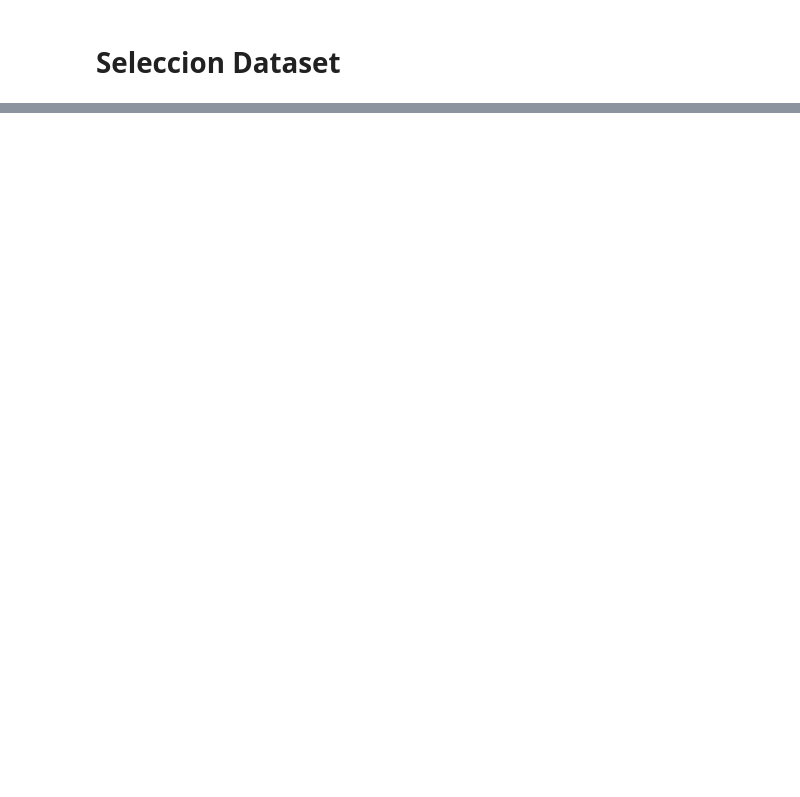
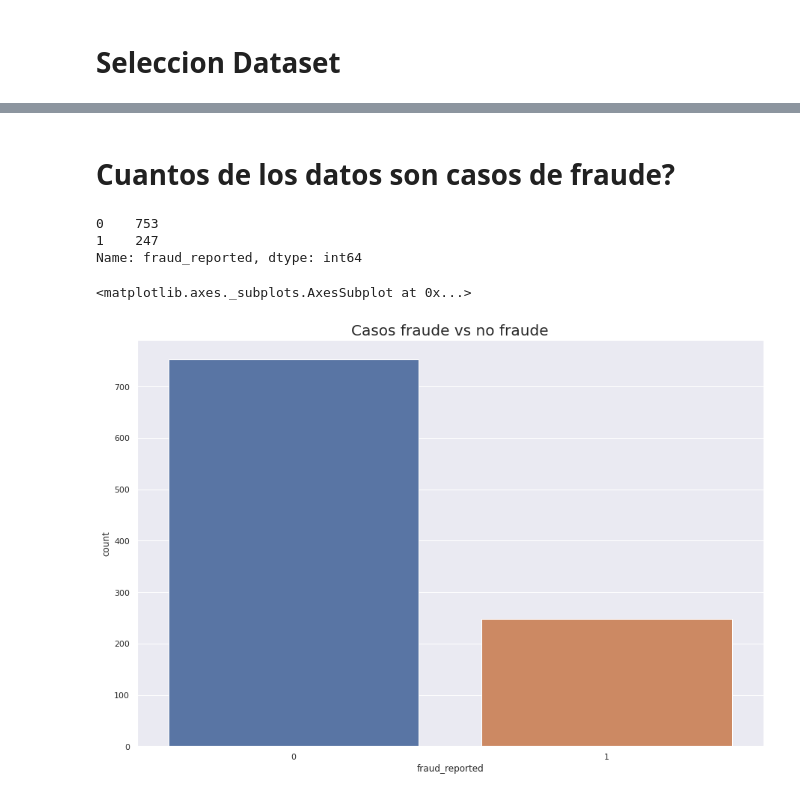
Before and after one commit to edx04/data-science, a Jupyter notebook: Entrega1Arellano.ipynb, the cells around one changed output, grey strips where cells are left out. Cells and saved outputs as stored; diff of their text form; code cells hidden in the pictures; blank space fills up the shorter version.

```diff
--- a/Entrega1Arellano.ipynb
+++ b/Entrega1Arellano.ipynb
@@ -39,0 +46,8 @@ El dataset que se va usar es
+# %%
+import pandas as pd
+import numpy as np
+import seaborn as sns
+from matplotlib import pyplot as plt
+sn.set_theme(style="darkgrid")
+# %%
+df = pd.read_csv("https://raw.githubusercontent.com/edx04/data-science/main/data/insurance_claims.csv")
@@ -39,0 +120,16 @@ El dataset que se va usar es
+# %% [markdown]
+# Cuantos de los datos son casos de fraude?
+# %%
+df['fraud_reported'] = df['fraud_reported'].replace(('Y','N'),(1,0))
+
+df['fraud_reported'].value_counts()
+# %% [output]
+0    753
+1    247
+Name: fraud_reported, dtype: int64
+# %%
+plt.title('Casos fraude vs no fraude', fontsize = 20)
+sns.countplot(x='fraud_reported',data=df)
+# %% [output]
+<matplotlib.axes._subplots.AxesSubplot at 0x...>
+[figure, added]
```
Also changed, not shown: parts of 15 cells of this notebook.
